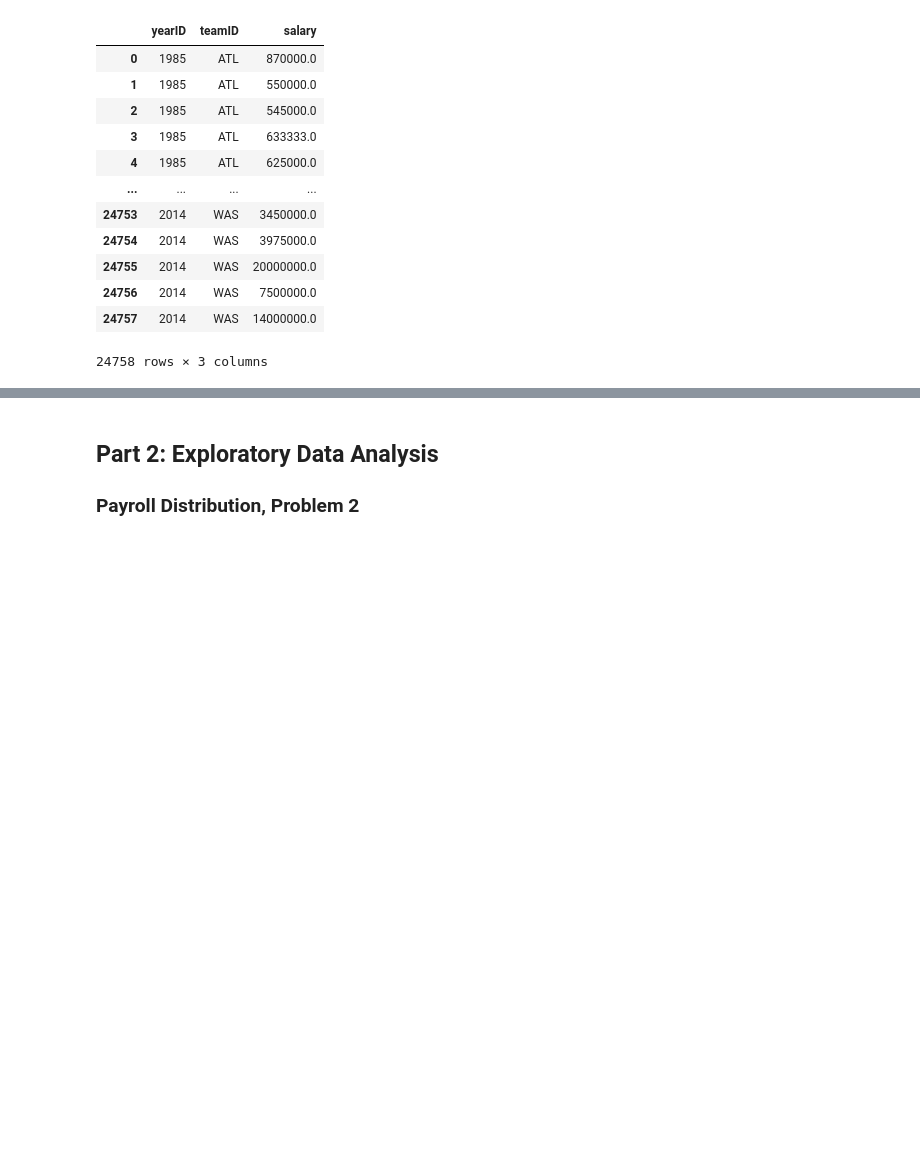
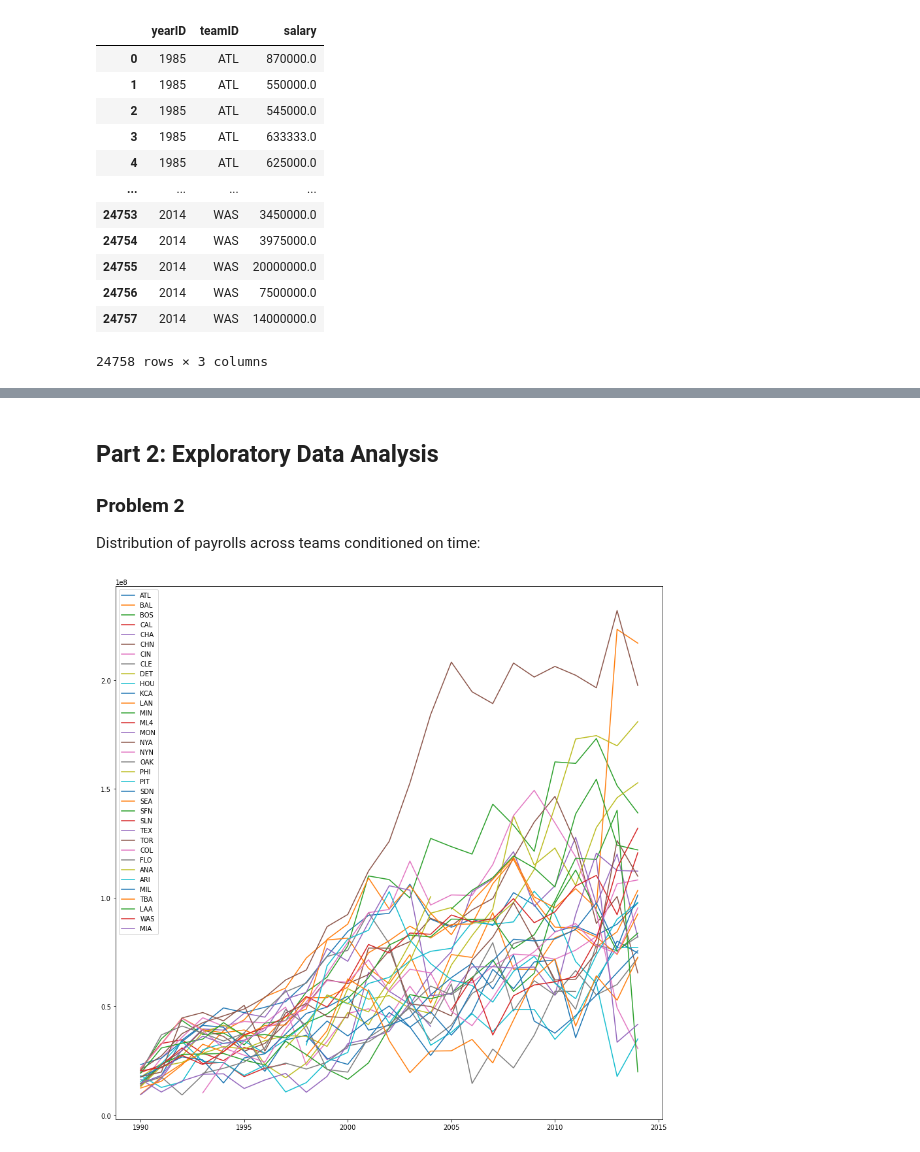
Before and after one commit to NickOuellet/Moneyball, a Jupyter notebook: Project 2 Moneyball.ipynb, the cells around one changed output, grey strips where cells are left out. Saved outputs shown, nothing was run; the diff lists cells and outputs as text; code cells hidden in the pictures; blank space fills up the shorter version.

```diff
--- a/Project 2 Moneyball.ipynb
+++ b/Project 2 Moneyball.ipynb
@@ -131,3 +126,13 @@ Teams starts from the year 1871, whereas Salaries starts from 1985. Used WITH at
+# %%
+relation = relation[relation["yearID"] >= 1990]
 # %% [markdown]
 ## Part 2: Exploratory Data Analysis
-### Payroll Distribution, Problem 2
+### Problem 2
+Distribution of payrolls across teams conditioned on time:
+# %%
+plt.figure(figsize=(15,15))
+for team in relation["teamID"].unique():
+    plt.plot(relation[relation.teamID == team]["yearID"],relation[relation.teamID == team]["payroll"], label = team)
+    plt.legend()
+# %% [output]
+[figure, added]
```
Also changed, not shown: parts of 18 cells of this notebook.
